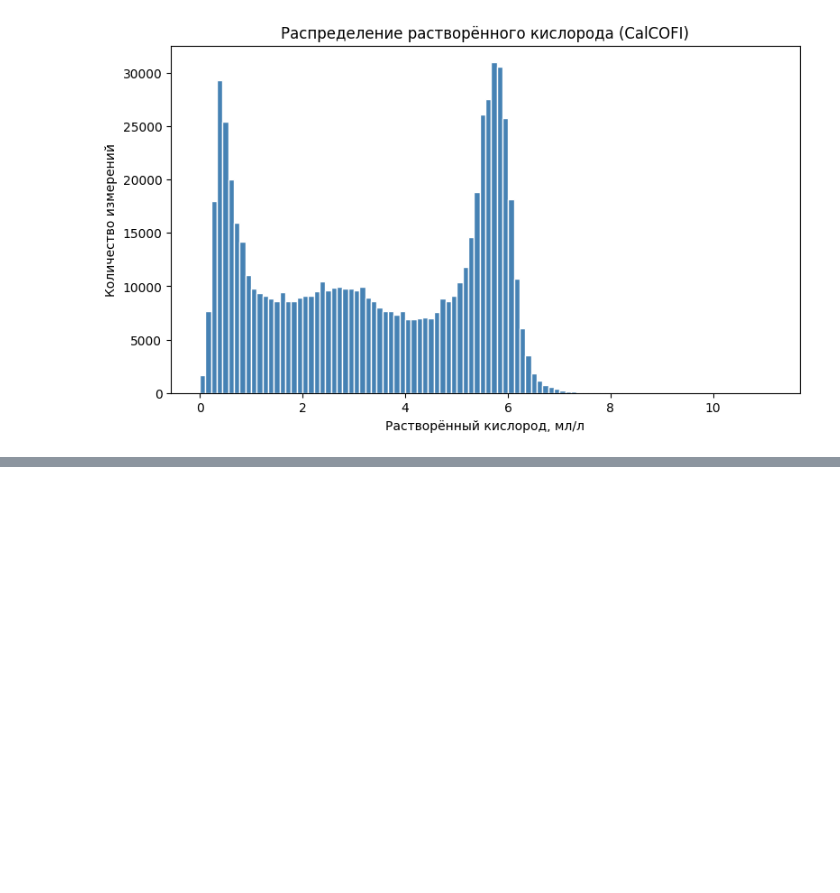
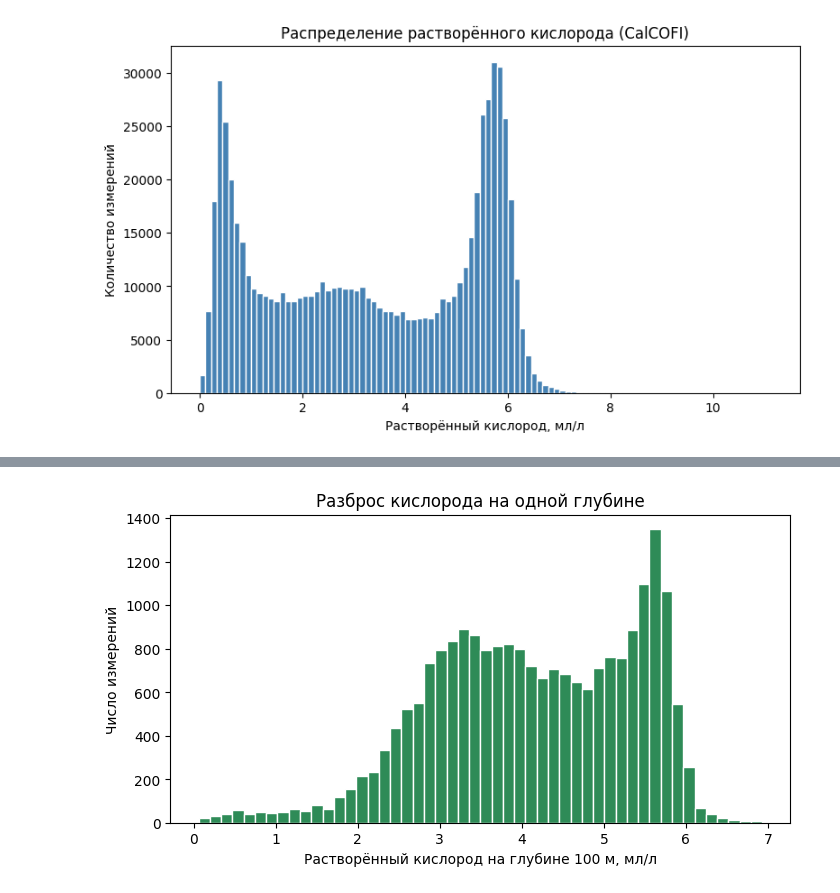
Before and after one commit to recxdivist/ocean_lab, a Jupyter notebook: Lab01_oxygen.ipynb, the cells around one changed output, grey strips where cells are left out. Cells and saved outputs as stored; diff of their text form; code cells hidden in the pictures; blank space fills up the shorter version.

Commit message:
Доказательство случайности кислорода на глубине 100 м

```diff
--- a/Lab01_oxygen.ipynb
+++ b/Lab01_oxygen.ipynb
@@ -61,3 +61,7 @@ plt.title("Распределение растворённого кислоро
 plt.show()
 # %% [output]
 [figure]
+# %%
+o2_100 = df.loc[df["Depthm"] == 100, "O2ml_L"].dropna()
+print("Число измерений на глубине 100 м:", len(o2_100))
+print(o2_100.describe())
@@ -63,0 +79,9 @@ plt.show()
+# %%
+plt.figure(figsize=(8, 4))
+plt.hist(o2_100, bins=50, color="seagreen", edgecolor="white")
+plt.xlabel("Растворённый кислород на глубине 100 м, мл/л")
+plt.ylabel("Число измерений")
+plt.title("Разброс кислорода на одной глубине")
+plt.show()
+# %% [output]
+[figure, added]
```
Also changed, not shown: parts of 3 cells of this notebook.
